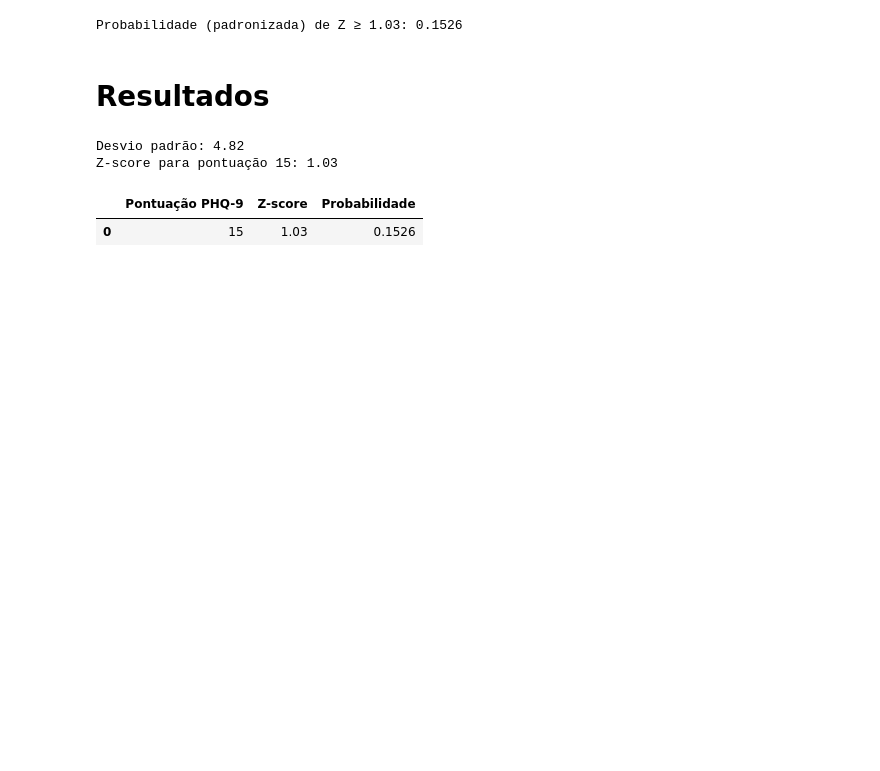
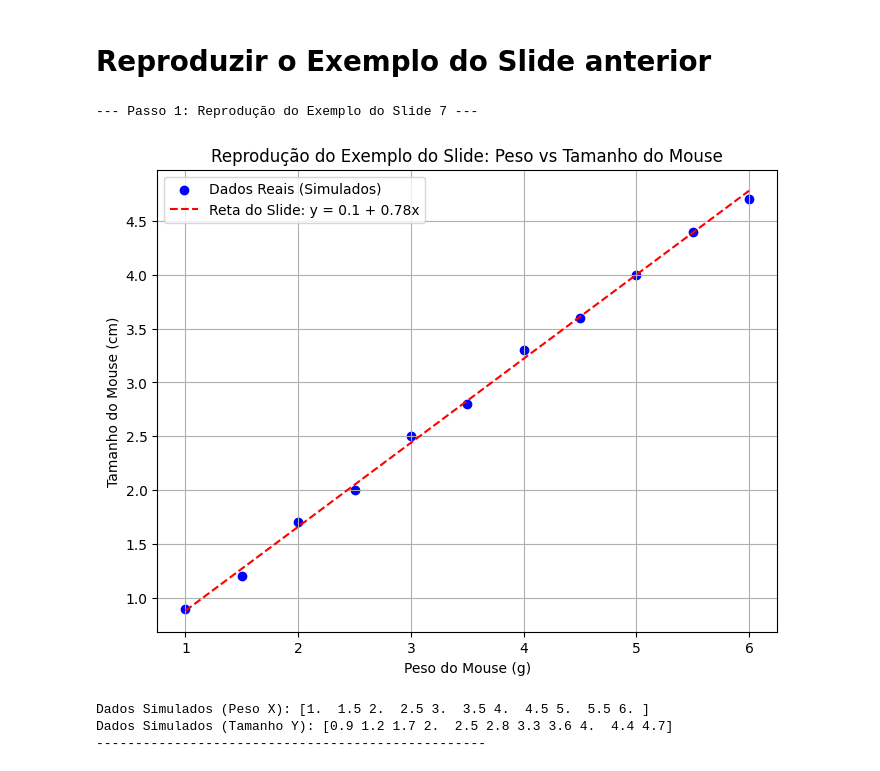
Before and after one commit to rafhaelmonteiro/Inteligencia-Computacional-Ciencia-de-dados, a Jupyter notebook: segunda_avaliacao/atividade2.1/Atv_2_B.ipynb, the cells around one changed output. Cells and saved outputs as stored; diff of their text form; code cells hidden in the pictures; blank space fills up the shorter version.

```diff
--- a/segunda_avaliacao/atividade2.1/Atv_2_B.ipynb
+++ b/segunda_avaliacao/atividade2.1/Atv_2_B.ipynb
@@ -58,25 +18,36 @@ Probabilidade (não padronizada) de PHQ-9 ≥ 15: 0.1526
-# %%
-z = (limite - media) / dp
-prob_padronizada = 1 - norm.cdf(z)
-print(f"Probabilidade (padronizada) de Z ≥ {z:.2f}: {prob_padronizada:.4f}")
-# %% [output]
-Probabilidade (padronizada) de Z ≥ 1.03: 0.1526
-# %% [markdown]
-# Resultados
-# %%
-print(f"Desvio padrão: {dp:.2f}")
-print(f"Z-score para pontuação 15: {z:.2f}")
-# %% [output]
-Desvio padrão: 4.82
-Z-score para pontuação 15: 1.03
-# %%
-# 5. Tabela de resultados
-tabela = pd.DataFrame({
-    'Pontuação PHQ-9': [limite],
-    'Z-score': [round(z, 2)],
-    'Probabilidade': [round(prob_padronizada, 4)]
-})
-display(tabela)
-# %% [output]
-|  | Pontuação PHQ-9 | Z-score | Probabilidade |
-| 0 | 15 | 1.03 | 0.1526 |
+# %% [markdown]
+# Reproduzir o Exemplo do Slide anterior
+# %%
+print("--- Passo 1: Reprodução do Exemplo do Slide 7 ---")
+
+# Dados simulados baseados no gráfico do slide 7
+# (Peso do mouse em g)
+X_peso = np.array([1.0, 1.5, 2.0, 2.5, 3.0, 3.5, 4.0, 4.5, 5.0, 5.5, 6.0])
+# (Tamanho do mouse em cm)
+# Valores y aproximados para que a reta y = 0.1 + 0.78x seja um bom ajuste
+y_tamanho = np.array([0.9, 1.2, 1.7, 2.0, 2.5, 2.8, 3.3, 3.6, 4.0, 4.4, 4.7])
+
+# A equação do slide é y = 0.1 + 0.78x. Vamos visualizá-la.
+intercepto_slide = 0.1
+coeficiente_angular_slide = 0.78
+y_previsto_slide = intercepto_slide + coeficiente_angular_slide * X_peso
+
+plt.figure(figsize=(8, 6))
+plt.scatter(X_peso, y_tamanho, color='blue', label='Dados Reais (Simulados)')
+plt.plot(X_peso, y_previsto_slide, color='red', linestyle='--', label=f'Reta do Slide: y = {intercepto_slide} + {coeficiente_angular_slide}x')
+plt.title('Reprodução do Exemplo do Slide: Peso vs Tamanho do Mouse')
+plt.xlabel('Peso do Mouse (g)')
+plt.ylabel('Tamanho do Mouse (cm)')
+plt.grid(True)
+plt.legend()
+plt.show()
+
+print(f"Dados Simulados (Peso X): {X_peso}")
+print(f"Dados Simulados (Tamanho Y): {y_tamanho}")
+print("-" * 50)
+# %% [output]
+--- Passo 1: Reprodução do Exemplo do Slide 7 ---
+[figure, added]
+Dados Simulados (Peso X): [1.  1.5 2.  2.5 3.  3.5 4.  4.5 5.  5.5 6. ]
+Dados Simulados (Tamanho Y): [0.9 1.2 1.7 2.  2.5 2.8 3.3 3.6 4.  4.4 4.7]
+--------------------------------------------------
```
Also changed, not shown: parts of 27 cells of this notebook, 9 other files.
